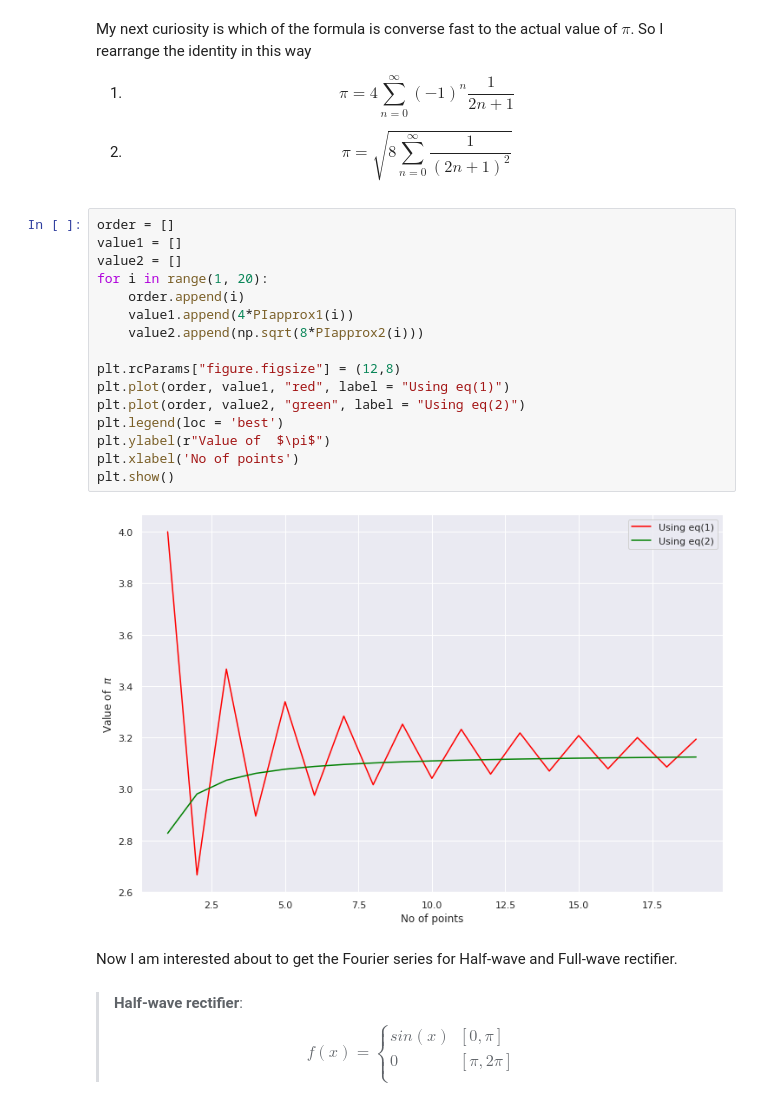
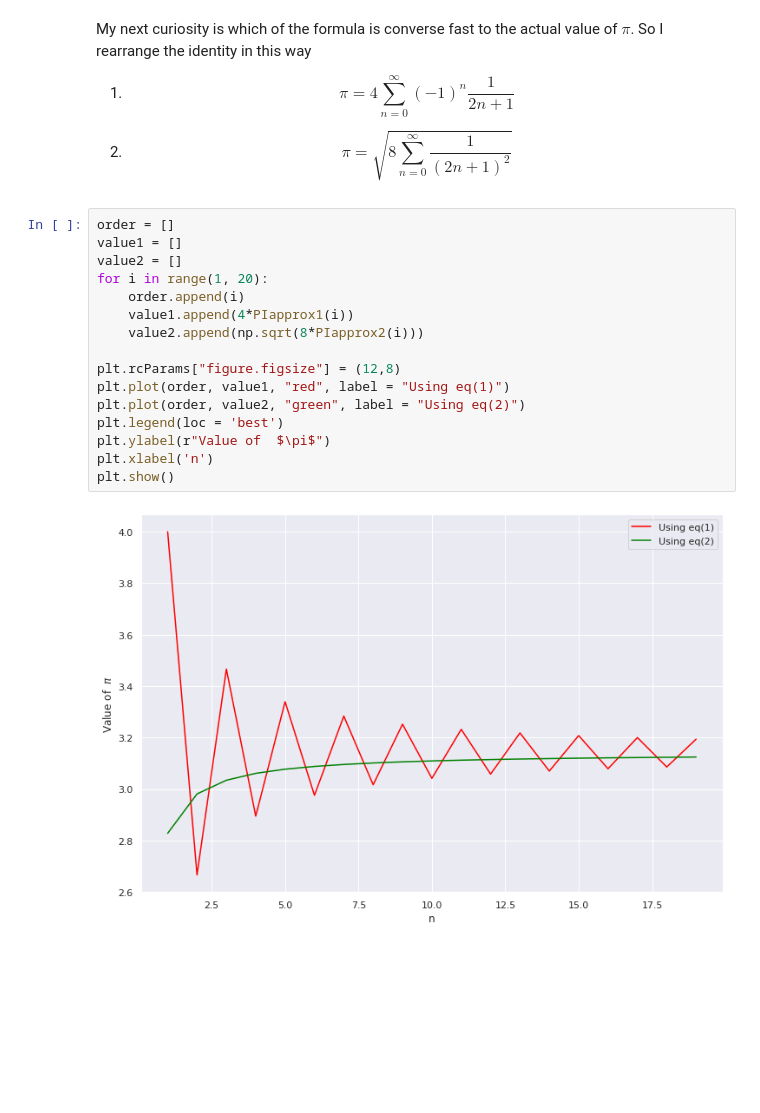
Before and after one commit to Souvik-0612/Fourier, a Jupyter notebook: Fourier series.ipynb, the cells around one changed output. Drawn from its saved outputs; the diff is of its cells as text; blank space fills up the shorter version.

```diff
--- a/Fourier series.ipynb
+++ b/Fourier series.ipynb
@@ -251,29 +251,18 @@ So I rearrange the identity in this way
 # %%
 order = []
 value1 = []
 value2 = []
 for i in range(1, 20):
     order.append(i)
     value1.append(4*PIapprox1(i))
     value2.append(np.sqrt(8*PIapprox2(i)))
 
 plt.rcParams["figure.figsize"] = (12,8)
 plt.plot(order, value1, "red", label = "Using eq(1)")
 plt.plot(order, value2, "green", label = "Using eq(2)")
 plt.legend(loc = 'best')
 plt.ylabel(r"Value of  $\pi$")
-plt.xlabel('No of points')
+plt.xlabel('n')
 plt.show()
 # %% [output]
-[figure, old version]
+[figure, new version]
-# %% [markdown]
-Now I am interested about to get the Fourier series for Half-wave and Full-wave rectifier.
-# %% [markdown]
-> **Half-wave rectifier**:
-$$ f(x)=  \left\{
-\begin{array}{ll}
-      sin(x) & [0, \pi] \\
-      0 & [\pi, 2\pi] \\
-\end{array}
-\right.
-$$
```
Also changed, not shown: parts of 14 cells of this notebook.
